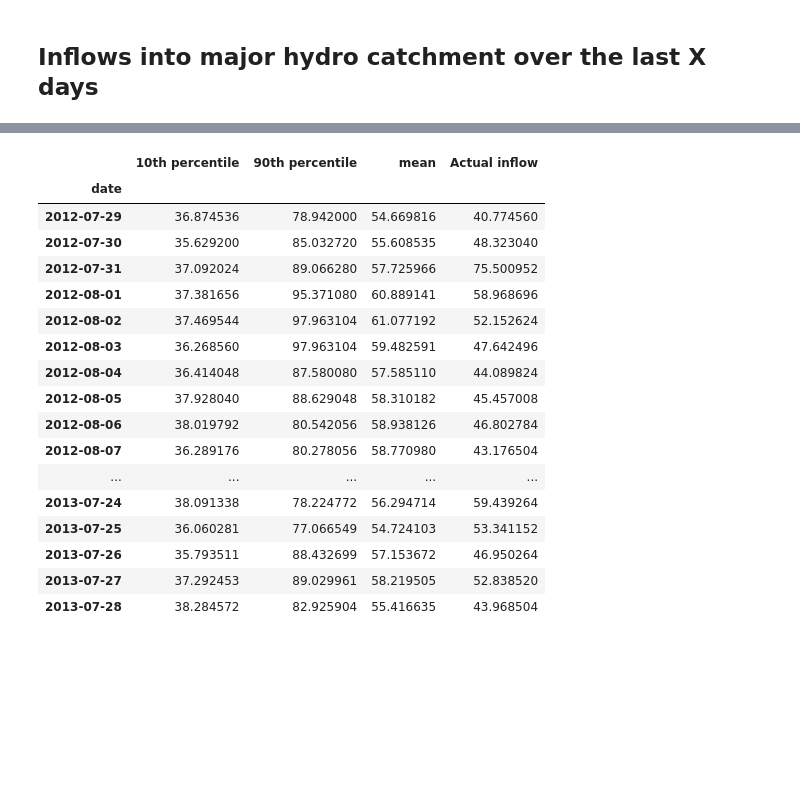
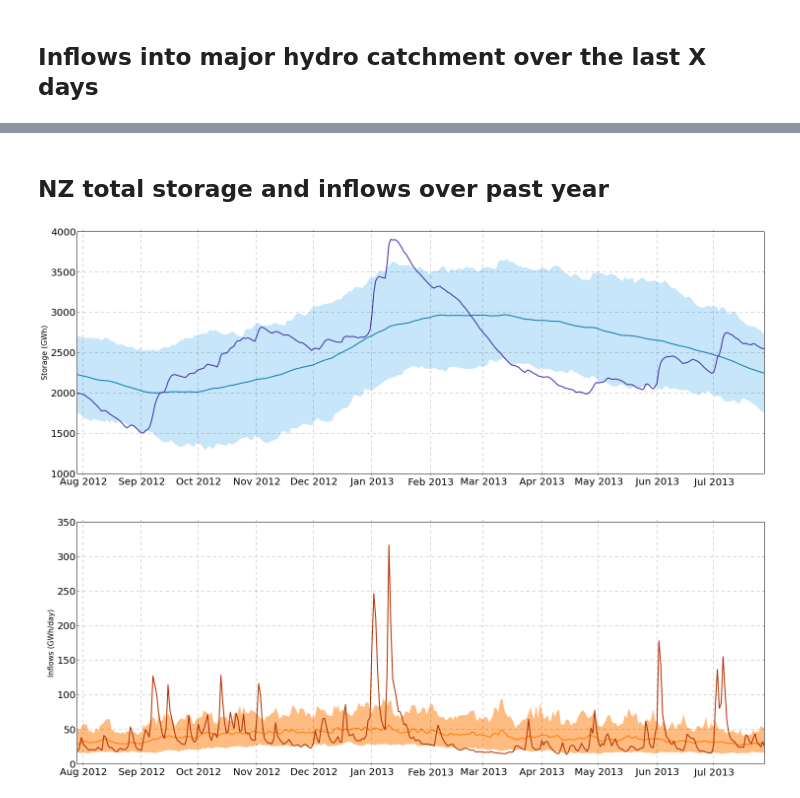
Before and after one commit to jcrabtree/reporting, a Jupyter notebook: hydrology.ipynb, the cells around one changed output, grey strips where cells are left out. Drawn from its saved outputs; the diff is of its cells as text; code cells hidden in the pictures; blank space fills up the shorter version.

Commit message:
Updated hydrology notebook

```diff
--- a/hydrology.ipynb
+++ b/hydrology.ipynb
@@ -71,21 +60,49 @@ s.plot()
-# %%
-x
-# %% [output]
-|  | 10th percentile | 90th percentile | mean | Actual inflow |
-| date |  |  |  |  |
-| 2012-07-29 | 36.874536 | 78.942000 | 54.669816 | 40.774560 |
-| 2012-07-30 | 35.629200 | 85.032720 | 55.608535 | 48.323040 |
-| 2012-07-31 | 37.092024 | 89.066280 | 57.725966 | 75.500952 |
-| 2012-08-01 | 37.381656 | 95.371080 | 60.889141 | 58.968696 |
-| 2012-08-02 | 37.469544 | 97.963104 | 61.077192 | 52.152624 |
-| 2012-08-03 | 36.268560 | 97.963104 | 59.482591 | 47.642496 |
-| 2012-08-04 | 36.414048 | 87.580080 | 57.585110 | 44.089824 |
-| 2012-08-05 | 37.928040 | 88.629048 | 58.310182 | 45.457008 |
-| 2012-08-06 | 38.019792 | 80.542056 | 58.938126 | 46.802784 |
-| 2012-08-07 | 36.289176 | 80.278056 | 58.770980 | 43.176504 |
-| ... | ... | ... | ... | ... |
-| 2013-07-24 | 38.091338 | 78.224772 | 56.294714 | 59.439264 |
-| 2013-07-25 | 36.060281 | 77.066549 | 54.724103 | 53.341152 |
-| 2013-07-26 | 35.793511 | 88.432699 | 57.153672 | 46.950264 |
-| 2013-07-27 | 37.292453 | 89.029961 | 58.219505 | 52.838520 |
-| 2013-07-28 | 38.284572 | 82.925904 | 55.416635 | 43.968504 |
+# %%
+def panel_beater(storage,inflow):
+    storage = get_mean_percentile(storage,80,days = 365)
+    inflows = get_mean_percentile(inflow,80,days = 365)
+    return pd.Panel({'Storage':storage,'Inflows':inflows})
+# %%
+NZ =  panel_beater(storage.sum(axis=1),inflows.sum(axis=1))
+
+Taupo =  panel_beater(storage['Taupo'],inflows['Taupo'])
+Tekapo =  panel_beater(storage['Tekapo'],inflows['Tekapo'])
+Pukaki =  panel_beater(storage['Pukaki'],inflows['Pukaki'])
+Hawea =  panel_beater(storage['Hawea'],inflows['Hawea'])
+TeAnau =  panel_beater(storage['TeAnau'],inflows['TeAnau'])
+Manapouri =  panel_beater(storage['Manapouri'],inflows['Manapouri'])
+# %%
+def hydrology_plot(panel):
+    fig = figure(1,figsize=[25,20])
+    ax1 = fig.add_subplot(211)
+    ax2 = fig.add_subplot(212, sharex=ax1)
+
+    def hydro_plotter(df,ax,ylabel,title,colour1,colour2,colour3):
+        x = df.index
+        up = df.columns[0]
+        lp = df.columns[1]
+        act = df.columns[3]
+        ax.fill_between(x,df[lp],df[up],color=colour2)
+        df['mean'].plot(ax=ax,linewidth = 2,color=colour1)
+        df[act].plot(ax=ax,linewidth = 2,color=colour3)
+        xlabels = ax.get_xticklabels()
+        for label in xlabels:
+            label.set_rotation(0)
+        ax.set_xlabel('')
+        ax.set_ylabel(ylabel)
+
+    ota_colour1 = ea.ea_s['or1']
+    ota_colour2 = ea.ea_s['or2']
+    ota_colour3 = ea.ea_s['rd1']
+    ben_colour1 = ea.ea_s['bl1']
+    ben_colour2 = ea.ea_s['be1']
+    ben_colour3 = ea.ea_s['pp1']
+
+    hydro_plotter(panel['Storage'],ax1,'Storage (GWh)',title,ben_colour1,ben_colour2,ben_colour3)
+    hydro_plotter(panel['Inflows'],ax2,'Inflows (GWh/day)',title,ota_colour1,ota_colour2,ota_colour3)
+# %% [markdown]
+## NZ total storage and inflows over past year
+# %%
+hydrology_plot(NZ)
+# %% [output]
+[figure, added]
```
Also changed, not shown: parts of 18 cells of this notebook.
